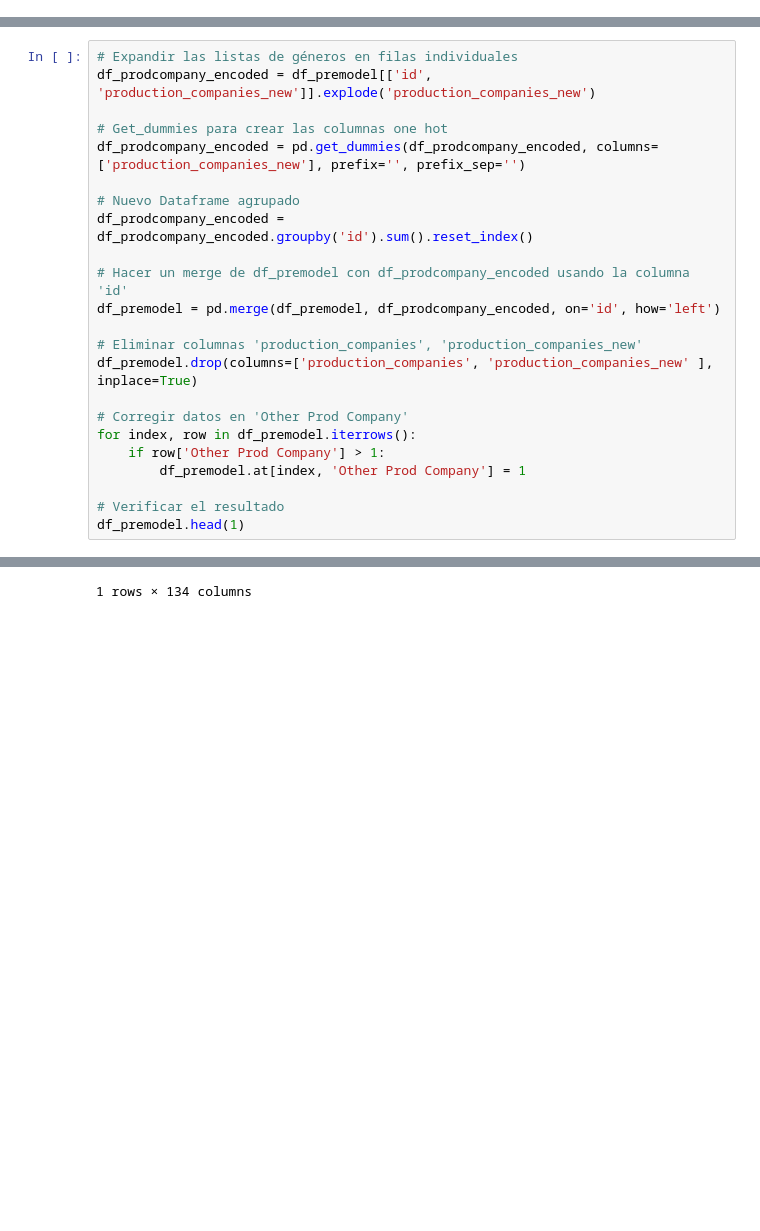
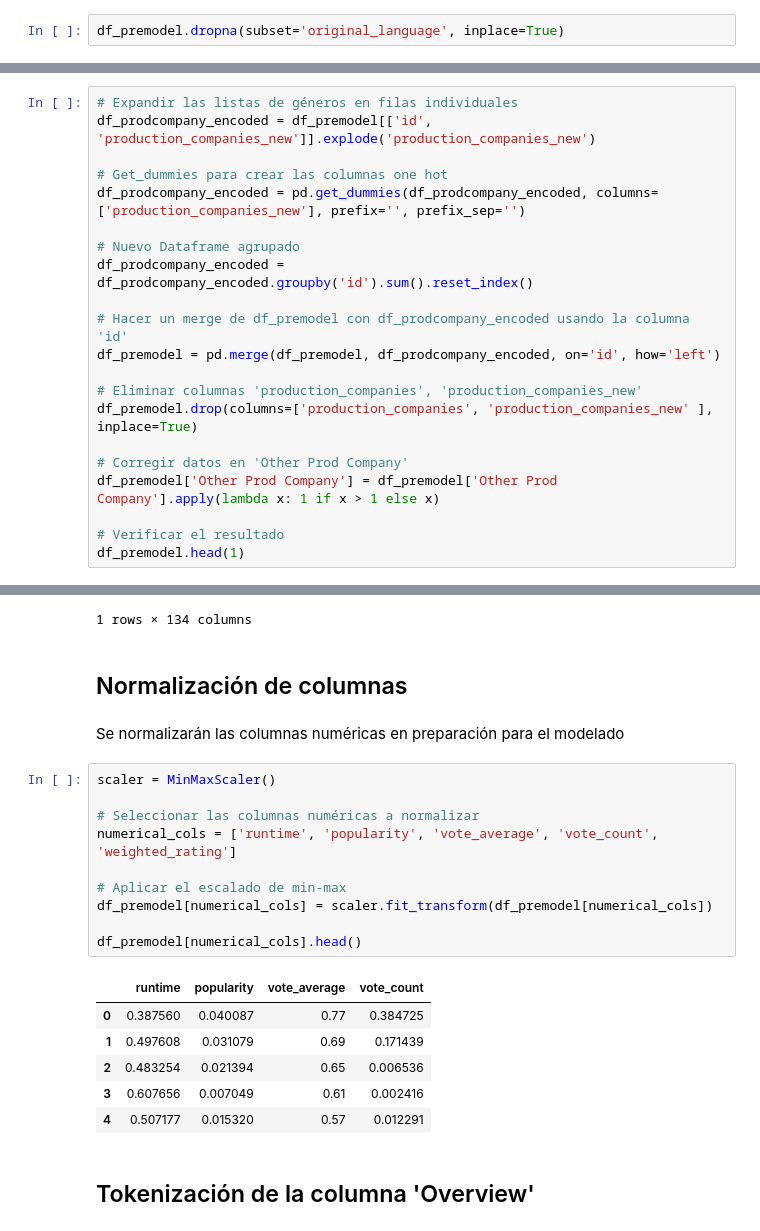
Before and after one commit to alejocampos1/Movies_Recommendation_2024, a Jupyter notebook: Notebooks/modelo.ipynb, the cells around one changed output, grey strips where cells are left out. Cells and saved outputs as stored; diff of their text form; blank space fills up the shorter version.

```diff
--- a/Notebooks/modelo.ipynb
+++ b/Notebooks/modelo.ipynb
@@ -20,3 +51,5 @@ df_premodel.head(2)
+# %%
+df_premodel.dropna(subset='original_language', inplace=True)
 # %% [markdown]
 ## One-hot label encoding para la columna 'géneros'
 # %% [markdown]
@@ -129,9 +162,7 @@ df_premodel = pd.merge(df_premodel, df_prodcompany_encoded, on='id', how='left')
 df_premodel.drop(columns=['production_companies', 'production_companies_new' ], inplace=True)
 
 # Corregir datos en 'Other Prod Company'
-for index, row in df_premodel.iterrows():
-    if row['Other Prod Company'] > 1:
-        df_premodel.at[index, 'Other Prod Company'] = 1
+df_premodel['Other Prod Company'] = df_premodel['Other Prod Company'].apply(lambda x: 1 if x > 1 else x)
 
 # Verificar el resultado
 df_premodel.head(1)
@@ -139,3 +170,26 @@ df_premodel.head(1)
 |  | id | title | overview | runtime | original_language | spoken_languages | production_countries | ... |
 | 0 | 862 | Toy Story | Led by Woody, Andy's toys live ha... | 81.0 | en | [en] | [US] | ... |
 1 rows × 134 columns
+# %% [markdown]
+## Normalización de columnas
+# %% [markdown]
+Se normalizarán las columnas numéricas en preparación para el modelado
+# %%
+scaler = MinMaxScaler()
+
+# Seleccionar las columnas numéricas a normalizar
+numerical_cols = ['runtime', 'popularity', 'vote_average', 'vote_count', 'weighted_rating']
+
+# Aplicar el escalado de min-max
+df_premodel[numerical_cols] = scaler.fit_transform(df_premodel[numerical_cols])
+
+df_premodel[numerical_cols].head()
+# %% [output]
+|  | runtime | popularity | vote_average | vote_count |
+| 0 | 0.387560 | 0.040087 | 0.77 | 0.384725 |
+| 1 | 0.497608 | 0.031079 | 0.69 | 0.171439 |
+| 2 | 0.483254 | 0.021394 | 0.65 | 0.006536 |
+| 3 | 0.607656 | 0.007049 | 0.61 | 0.002416 |
+| 4 | 0.507177 | 0.015320 | 0.57 | 0.012291 |
+# %% [markdown]
+## Tokenización de la columna 'Overview'
```
Also changed, not shown: parts of 9 cells of this notebook, 5 other files.
